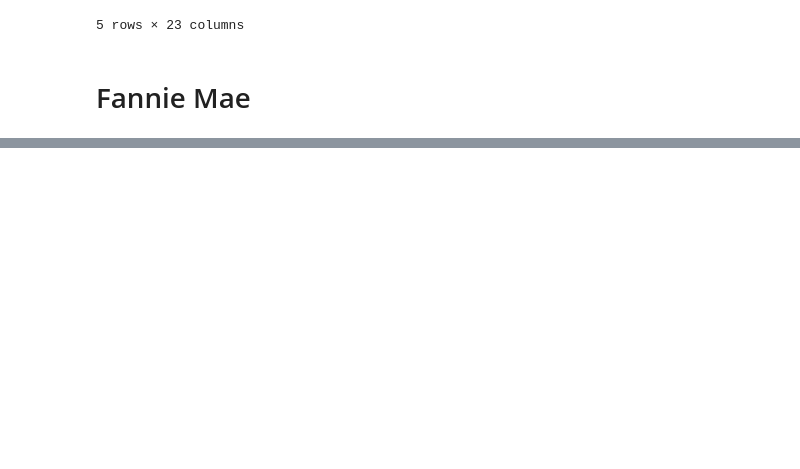
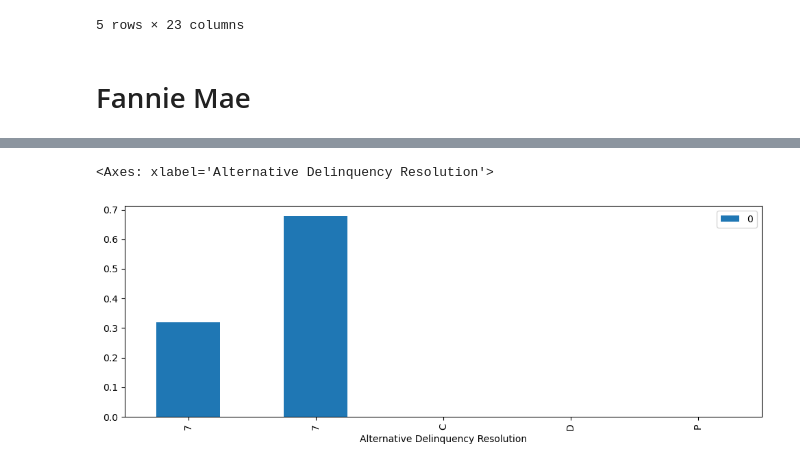
Before and after one commit to elohimfr/synthetic_time_series, a Jupyter notebook: select_dataset.ipynb, the cells around one changed output, grey strips where cells are left out. Cells and saved outputs as stored; diff of their text form; code cells hidden in the pictures; blank space fills up the shorter version.

```diff
--- a/select_dataset.ipynb
+++ b/select_dataset.ipynb
@@ -451,0 +531,6 @@ glossary.head()
+# %%
+fig, ax = plt.subplots(figsize=(12, 4))
+(df.groupby(feature).size().to_frame()/df.shape[0]).plot(kind='bar', ax=ax)
+# %% [output]
+<Axes: xlabel='Alternative Delinquency Resolution'>
+[figure, added]
```
Also changed, not shown: parts of 125 cells of this notebook, 1 other file.
